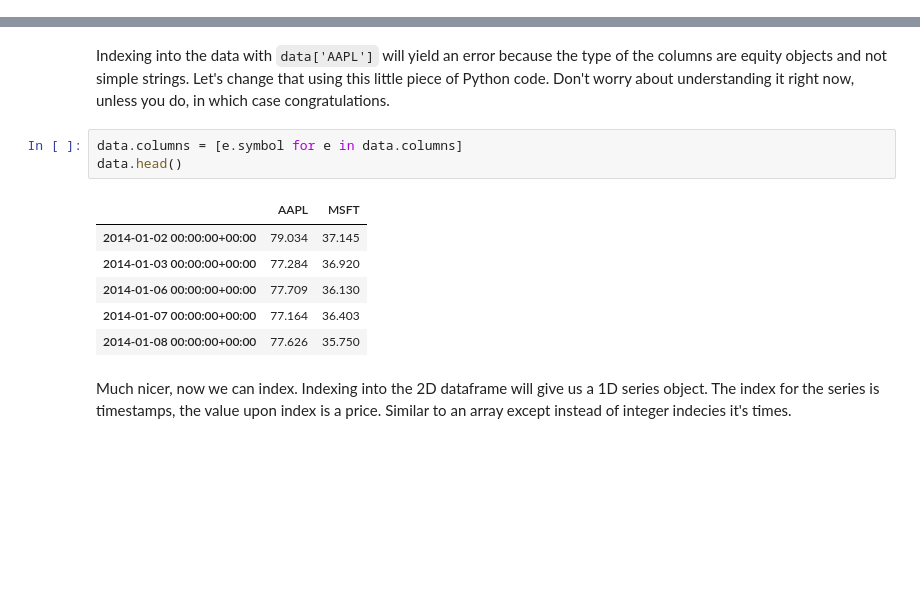
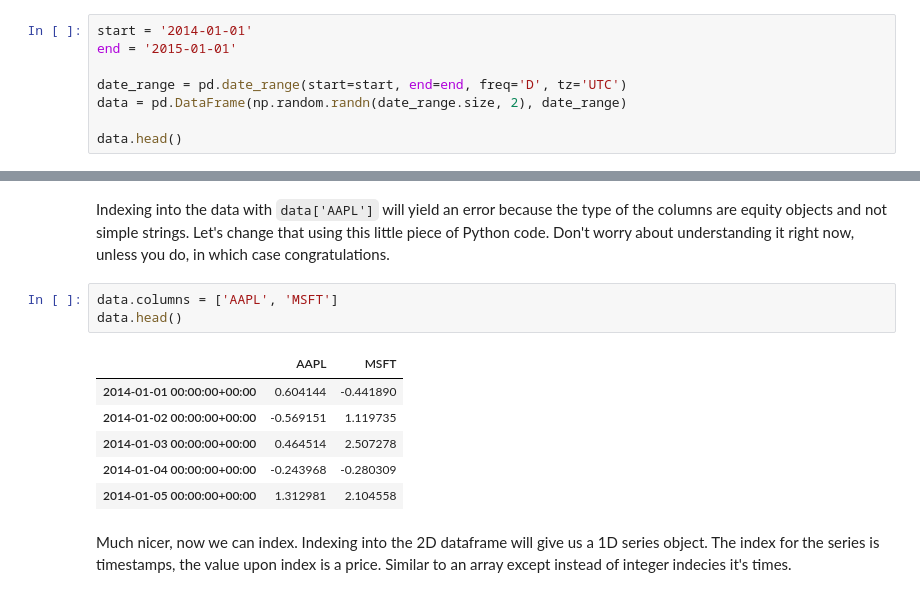
Before and after one commit to kawfong/quantopian_lectures, a Jupyter notebook: Plotting_data/plotting_data.ipynb, the cells around one changed output, grey strips where cells are left out. Drawn from its saved outputs; the diff is of its cells as text; blank space fills up the shorter version.

```diff
--- a/Plotting_data/plotting_data.ipynb
+++ b/Plotting_data/plotting_data.ipynb
@@ -45,0 +35,8 @@ data.head()
+# %%
+start = '2014-01-01'
+end = '2015-01-01'
+
+date_range = pd.date_range(start=start, end=end, freq='D', tz='UTC')
+data = pd.DataFrame(np.random.randn(date_range.size, 2), date_range)
+
+data.head()
@@ -46,15 +50,15 @@ data.head()
 # %% [markdown]
 Indexing into the data with `data['AAPL']` will yield an error because the type of the columns are equity objects and not simple strings. Let's change that using this little piece of Python code. Don't worry about understanding it right now, unless you do, in which case congratulations.
 # %%
-data.columns = [e.symbol for e in data.columns]
+data.columns = ['AAPL', 'MSFT']
 data.head()
 # %% [output]
 |  | AAPL | MSFT |
-| 2014-01-02 00:00:00+00:00 | 79.034 | 37.145 |
-| 2014-01-03 00:00:00+00:00 | 77.284 | 36.920 |
-| 2014-01-06 00:00:00+00:00 | 77.709 | 36.130 |
-| 2014-01-07 00:00:00+00:00 | 77.164 | 36.403 |
-| 2014-01-08 00:00:00+00:00 | 77.626 | 35.750 |
+| 2014-01-01 00:00:00+00:00 | 0.604144 | -0.441890 |
+| 2014-01-02 00:00:00+00:00 | -0.569151 | 1.119735 |
+| 2014-01-03 00:00:00+00:00 | 0.464514 | 2.507278 |
+| 2014-01-04 00:00:00+00:00 | -0.243968 | -0.280309 |
+| 2014-01-05 00:00:00+00:00 | 1.312981 | 2.104558 |
 # %% [markdown]
 Much nicer, now we can index. Indexing into the 2D dataframe will give us a 1D series object. The index for the series is timestamps, the value upon index is a price. Similar to an array except instead of integer indecies it's times.
 # %%
```
Also changed, not shown: parts of 9 cells of this notebook, 6 other files.
